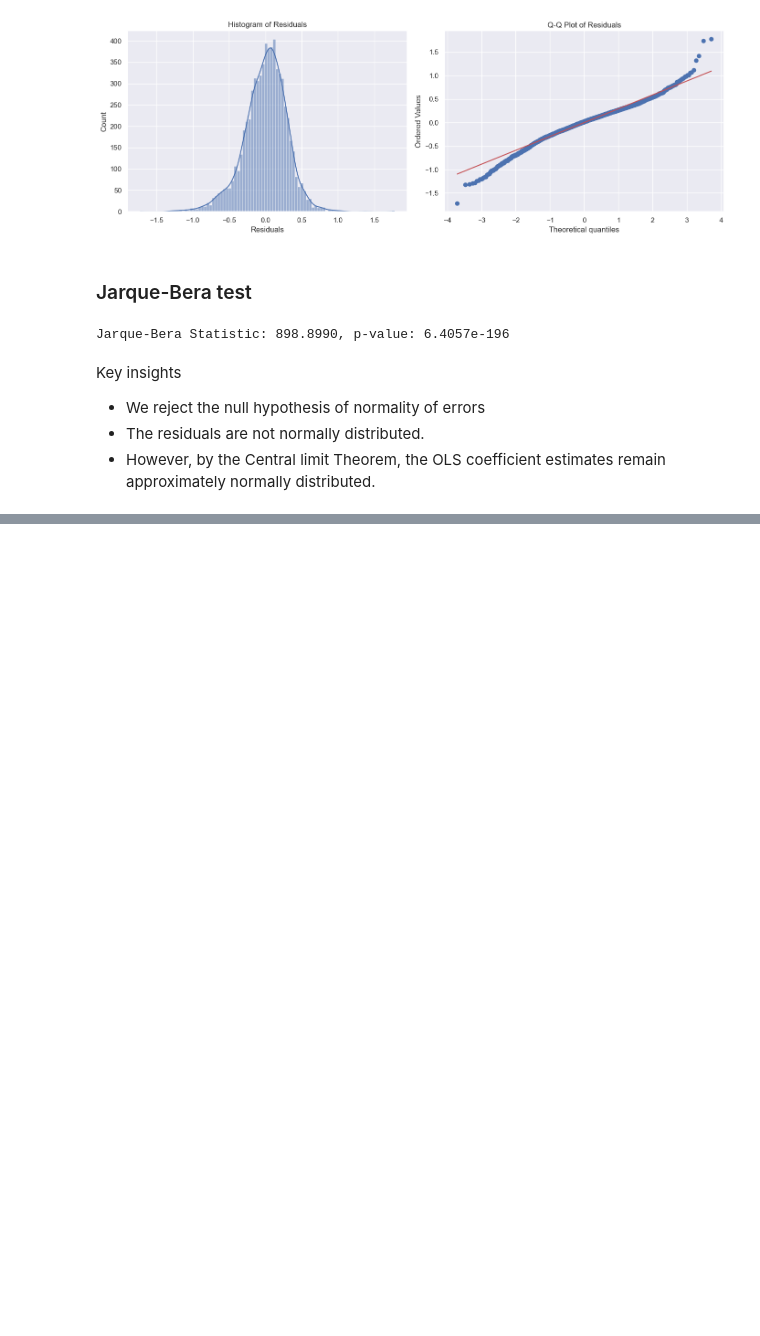
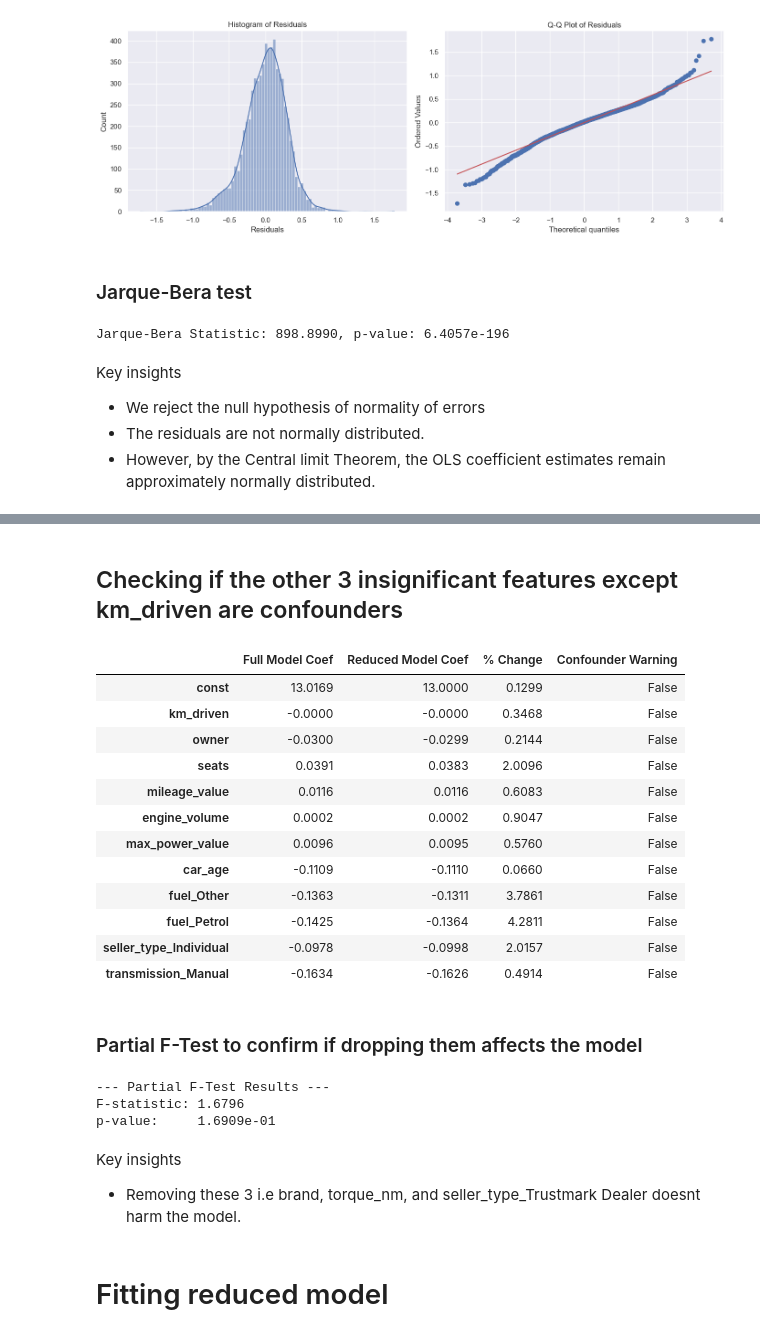
Before and after one commit to kjkyagambiddwa/OIBSIP, a Jupyter notebook: DataScience-Task3-CarPricePrediction/Car_Price_Prediction.ipynb, the cells around one changed output, grey strips where cells are left out. Saved outputs shown, nothing was run; the diff lists cells and outputs as text; code cells hidden in the pictures; blank space fills up the shorter version.

```diff
--- a/DataScience-Task3-CarPricePrediction/Car_Price_Prediction.ipynb
+++ b/DataScience-Task3-CarPricePrediction/Car_Price_Prediction.ipynb
@@ -582,0 +612,65 @@ Key insights
+# %% [markdown]
+## Checking if the other 3 insignificant features except km_driven are confounders
+# %%
+# Fit Full Model
+X_full = sm.add_constant(df_encoded.drop(columns=["log_selling_price"]))
+model_full = sm.OLS(y, X_full).fit(cov_type="HC3")
+
+# Fit Reduced Model (omitting torque_nm, seller_type_Trustmark Dealer, brand)
+X_reduced = X_full.drop(columns=["torque_nm", "seller_type_Trustmark Dealer", "brand"])
+model_reduced = sm.OLS(y, X_reduced).fit(cov_type="HC3")
+
+# Compare Coefficients of Retained Features
+coef_comparison = pd.DataFrame({
+    "Full Model Coef": model_full.params[X_reduced.columns],
+    "Reduced Model Coef": model_reduced.params[X_reduced.columns]
+})
+
+# Calculate absolute percentage change in coefficients
+coef_comparison["% Change"] = np.abs(
+    (coef_comparison["Reduced Model Coef"] - coef_comparison["Full Model Coef"]) / coef_comparison["Full Model Coef"]
+) * 100
+
+# Highlight potential confounders (> 15% change threshold)
+coef_comparison["Confounder Warning"] = coef_comparison["% Change"] > 15.0
+
+coef_comparison.round(4)
+# %% [output]
+|  | Full Model Coef | Reduced Model Coef | % Change | Confounder Warning |
+| const | 13.0169 | 13.0000 | 0.1299 | False |
+| km_driven | -0.0000 | -0.0000 | 0.3468 | False |
+| owner | -0.0300 | -0.0299 | 0.2144 | False |
+| seats | 0.0391 | 0.0383 | 2.0096 | False |
+| mileage_value | 0.0116 | 0.0116 | 0.6083 | False |
+| engine_volume | 0.0002 | 0.0002 | 0.9047 | False |
+| max_power_value | 0.0096 | 0.0095 | 0.5760 | False |
+| car_age | -0.1109 | -0.1110 | 0.0660 | False |
+| fuel_Other | -0.1363 | -0.1311 | 3.7861 | False |
+| fuel_Petrol | -0.1425 | -0.1364 | 4.2811 | False |
+| seller_type_Individual | -0.0978 | -0.0998 | 2.0157 | False |
+| transmission_Manual | -0.1634 | -0.1626 | 0.4914 | False |
+# %% [markdown]
+### Partial F-Test to confirm if dropping them affects the model
+# %%
+# Select indices of the 3 candidate variables to drop
+drop_cols = ["torque_nm", "seller_type_Trustmark Dealer", "brand"]
+indices = [list(X_full.columns).index(col) for col in drop_cols]
+
+# Construct restriction matrix
+r_matrix = np.eye(len(model_full.params))[indices]
+
+# Run Wald F-test on robust covariance
+f_test = model_full.f_test(r_matrix)
+
+print("--- Partial F-Test Results ---")
+print(f"F-statistic: {float(f_test.fvalue):.4f}")
+print(f"p-value:     {float(f_test.pvalue):.4e}")
+# %% [output]
+--- Partial F-Test Results ---
+F-statistic: 1.6796
+p-value:     1.6909e-01
+# %% [markdown]
+Key insights
+- Removing these 3 i.e brand, torque_nm, and seller_type_Trustmark Dealer doesnt harm the model.
+# %% [markdown]
+# Fitting reduced model
```
Also changed, not shown: parts of 7 cells of this notebook.
